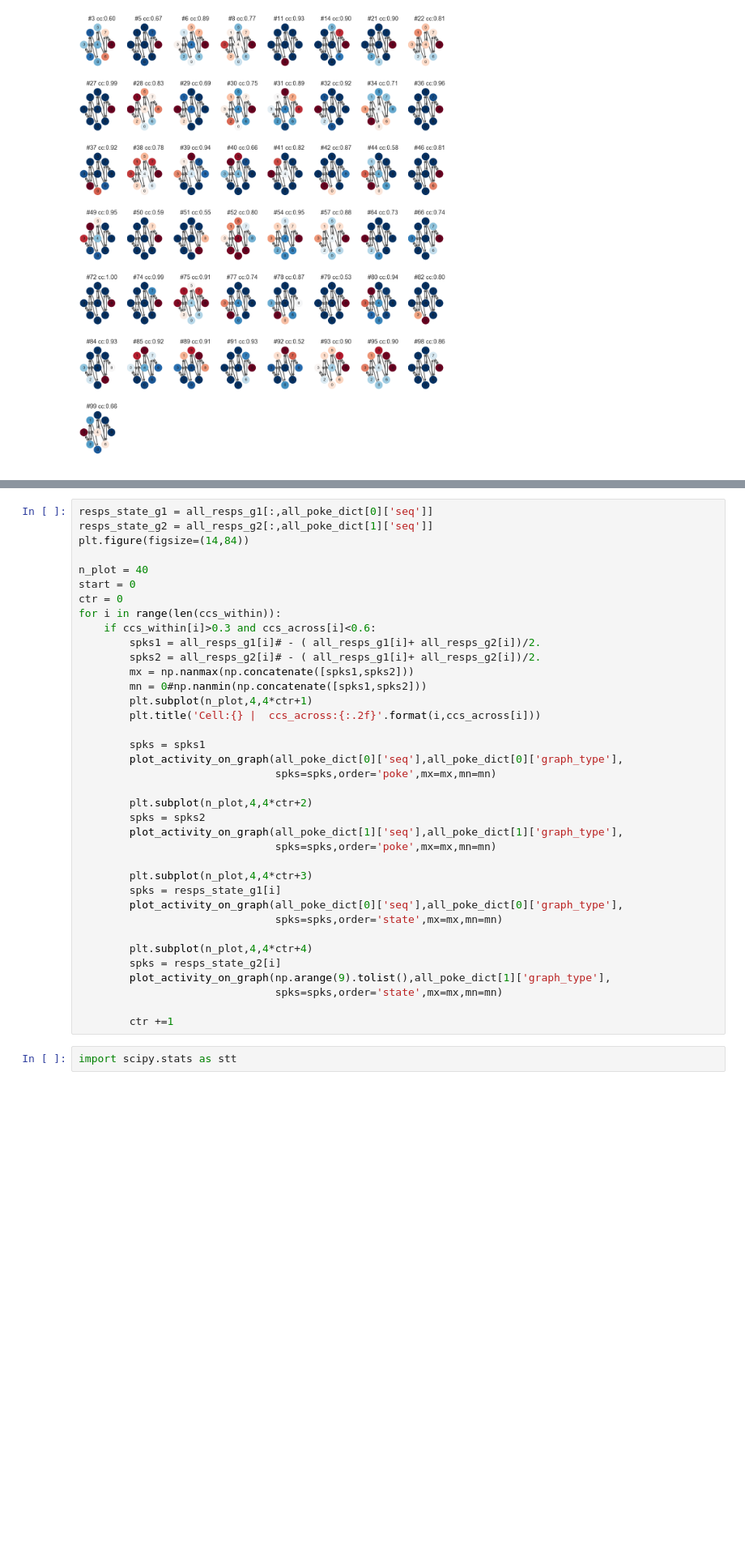
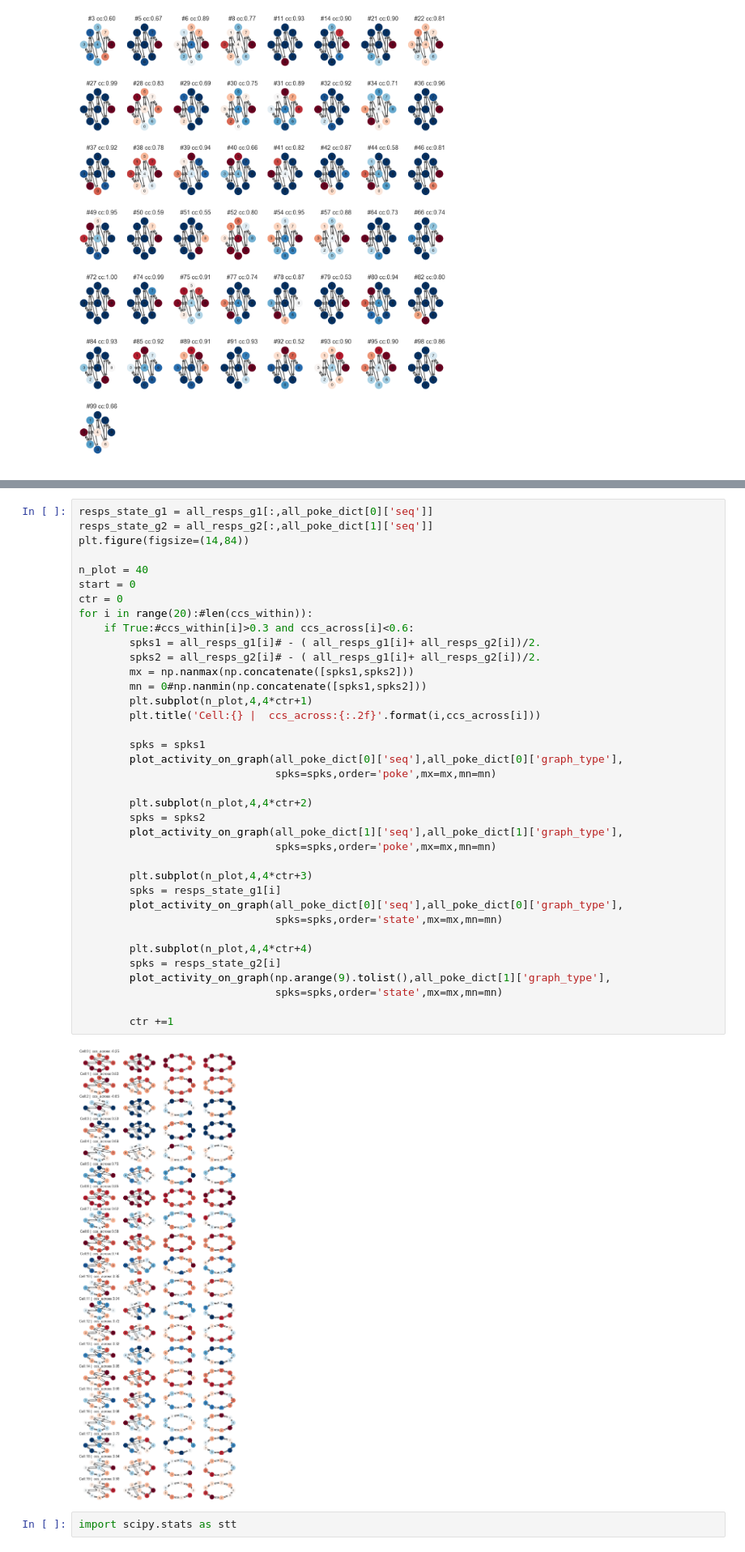
Before and after one commit to yves-weissenberger/ll_ephys, a Jupyter notebook: ephys_notebooks/MEC_1.ipynb, the cells around one changed output, grey strips where cells are left out. Shown at 81% size. Drawn from its saved outputs; the diff is of its cells as text; blank space fills up the shorter version.

```diff
--- a/ephys_notebooks/MEC_1.ipynb
+++ b/ephys_notebooks/MEC_1.ipynb
@@ -280,35 +240,37 @@ plt.figure(figsize=(14,84))
 n_plot = 40
 start = 0
 ctr = 0
-for i in range(len(ccs_within)):
-    if ccs_within[i]>0.3 and ccs_across[i]<0.6:
+for i in range(20):#len(ccs_within)):
+    if True:#ccs_within[i]>0.3 and ccs_across[i]<0.6:
         spks1 = all_resps_g1[i]# - ( all_resps_g1[i]+ all_resps_g2[i])/2.
         spks2 = all_resps_g2[i]# - ( all_resps_g1[i]+ all_resps_g2[i])/2.
         mx = np.nanmax(np.concatenate([spks1,spks2]))
         mn = 0#np.nanmin(np.concatenate([spks1,spks2]))
         plt.subplot(n_plot,4,4*ctr+1)
         plt.title('Cell:{} |  ccs_across:{:.2f}'.format(i,ccs_across[i]))
 
         spks = spks1
         plot_activity_on_graph(all_poke_dict[0]['seq'],all_poke_dict[0]['graph_type'],
                                spks=spks,order='poke',mx=mx,mn=mn)
 
         plt.subplot(n_plot,4,4*ctr+2)
         spks = spks2
         plot_activity_on_graph(all_poke_dict[1]['seq'],all_poke_dict[1]['graph_type'],
                                spks=spks,order='poke',mx=mx,mn=mn)
 
         plt.subplot(n_plot,4,4*ctr+3)
         spks = resps_state_g1[i]
         plot_activity_on_graph(all_poke_dict[0]['seq'],all_poke_dict[0]['graph_type'],
                                spks=spks,order='state',mx=mx,mn=mn)
 
         plt.subplot(n_plot,4,4*ctr+4)
         spks = resps_state_g2[i]
         plot_activity_on_graph(np.arange(9).tolist(),all_poke_dict[1]['graph_type'],
                                spks=spks,order='state',mx=mx,mn=mn)
 
         ctr +=1
+# %% [output]
+[figure, added]
 # %%
 import scipy.stats as stt
 # %%
```
Also changed, not shown: parts of 20 cells of this notebook, 9 other files.
